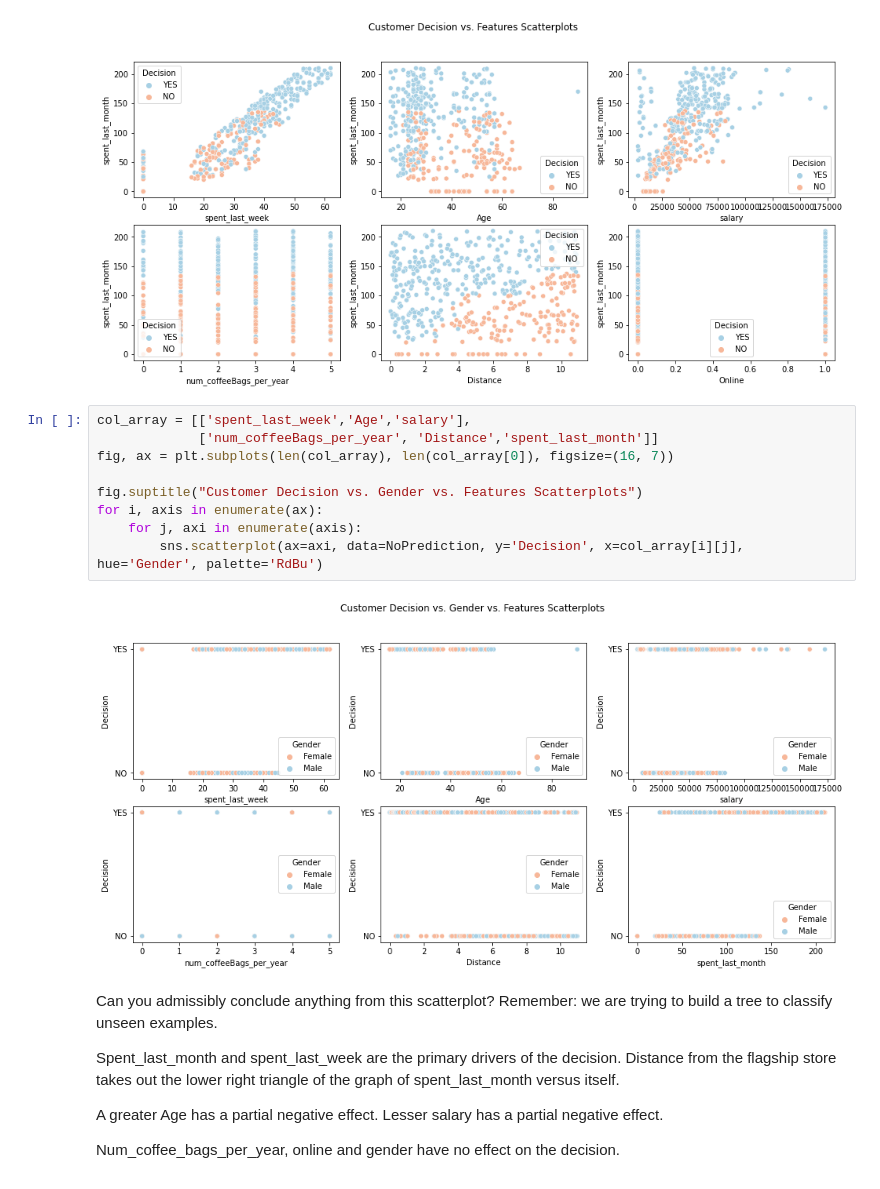
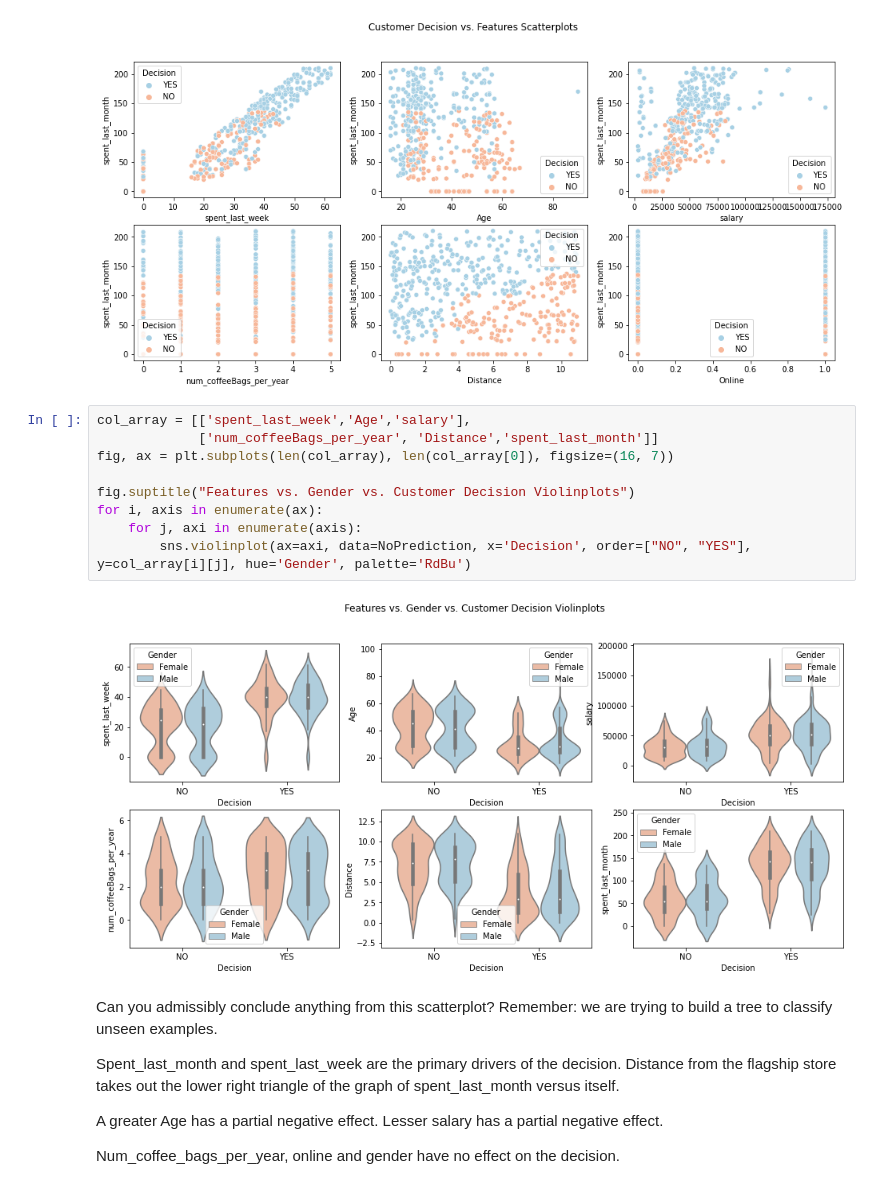
Before and after one commit to BradDoty/SpringboardDataScience, a Jupyter notebook: RR Diner Coffee/Springboard Decision Tree Specialty Coffee Case Study - Tier 3.ipynb, the cells around one changed output. Cells and saved outputs as stored; diff of their text form.

Commit message:
Coffee Decision Trees, with Violin plots for features vs Decision vs gender.

```diff
--- a/RR Diner Coffee/Springboard Decision Tree Specialty Coffee Case Study - Tier 3.ipynb
+++ b/RR Diner Coffee/Springboard Decision Tree Specialty Coffee Case Study - Tier 3.ipynb
@@ -360,14 +360,14 @@ plt.show()
 # %%
 col_array = [['spent_last_week','Age','salary'],
              ['num_coffeeBags_per_year', 'Distance','spent_last_month']]
 fig, ax = plt.subplots(len(col_array), len(col_array[0]), figsize=(16, 7))
 
-fig.suptitle("Customer Decision vs. Gender vs. Features Scatterplots")
+fig.suptitle("Features vs. Gender vs. Customer Decision Violinplots")
 for i, axis in enumerate(ax):
     for j, axi in enumerate(axis):
-        sns.scatterplot(ax=axi, data=NoPrediction, y='Decision', x=col_array[i][j], hue='Gender', palette='RdBu')
+        sns.violinplot(ax=axi, data=NoPrediction, x='Decision', order=["NO", "YES"], y=col_array[i][j], hue='Gender', palette='RdBu')
 # %% [output]
-[figure, old version]
+[figure, new version]
 # %% [markdown]
 Can you admissibly conclude anything from this scatterplot? Remember: we are trying to build a tree to classify unseen examples.
 
```
Also changed, not shown: parts of 1 cell of this notebook.
